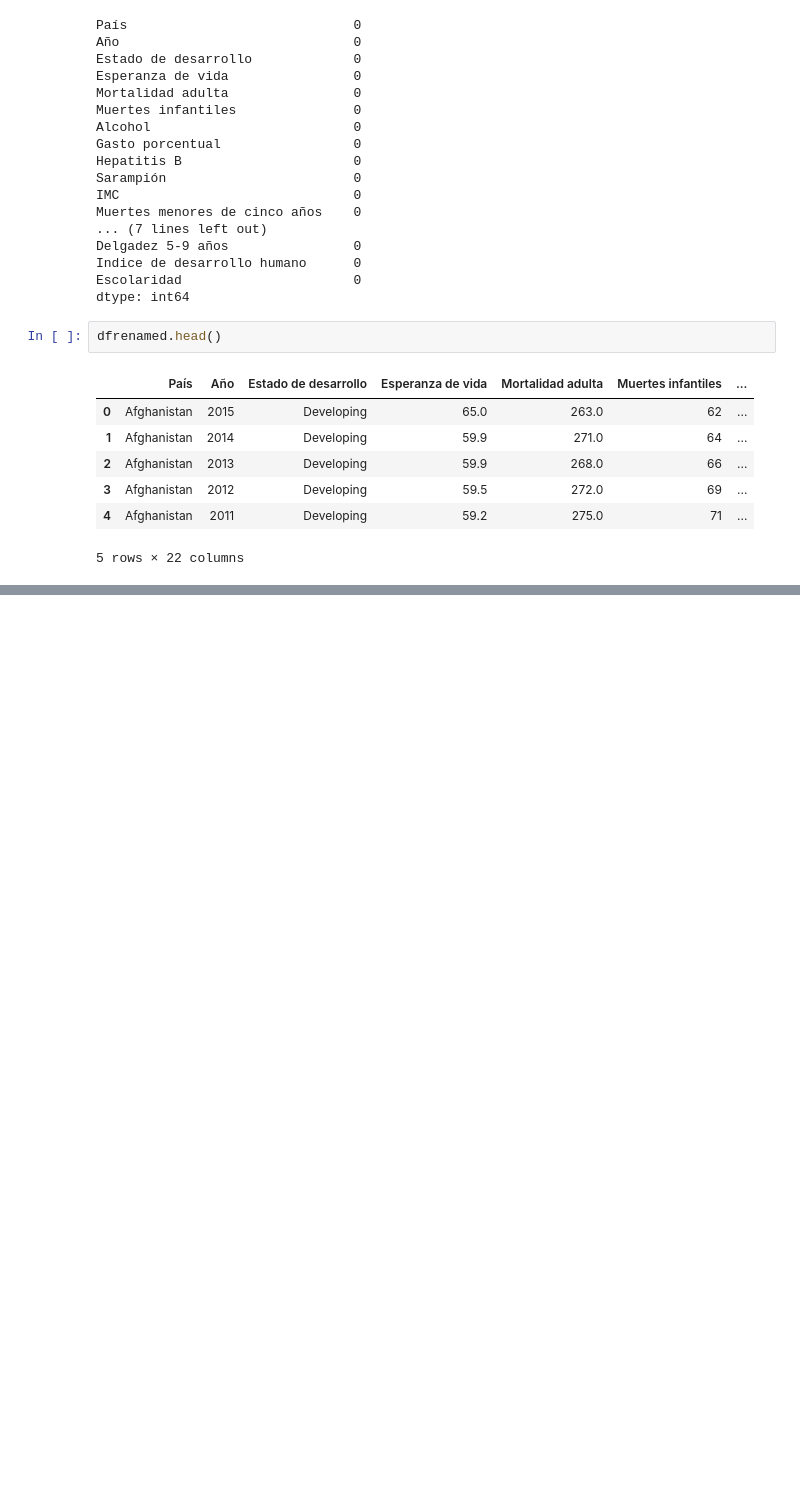
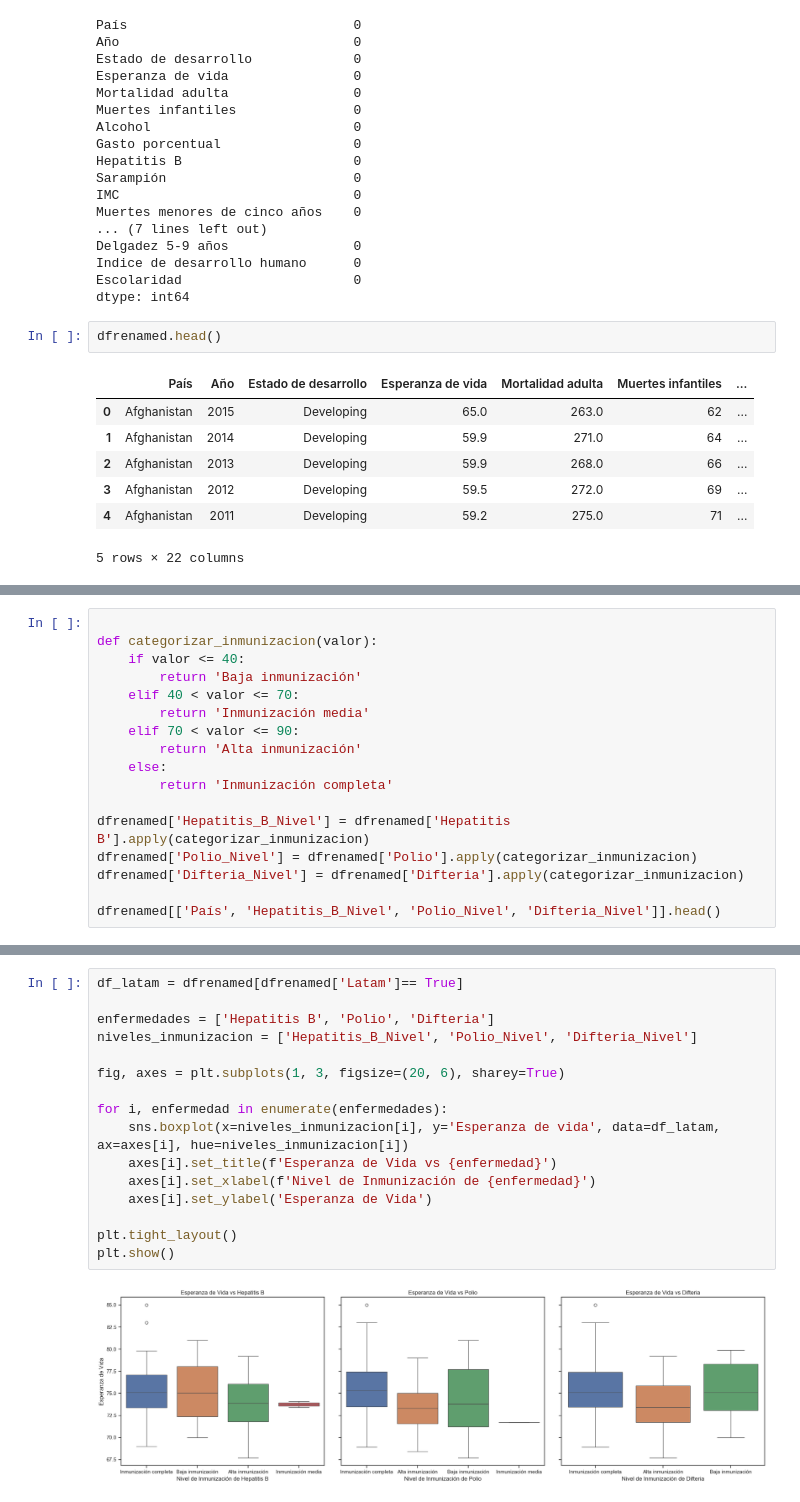
Before and after one commit to Korancito/LifeE.01.Coder, a Jupyter notebook: Nootebooks/Descriptivo.ipynb, the cells around one changed output, grey strips where cells are left out. Saved outputs shown, nothing was run; the diff lists cells and outputs as text; blank space fills up the shorter version.

```diff
--- a/Nootebooks/Descriptivo.ipynb
+++ b/Nootebooks/Descriptivo.ipynb
@@ -365,0 +282,17 @@ dfrenamed
+# %%
+
+def categorizar_inmunizacion(valor):
+    if valor <= 40:
+        return 'Baja inmunización'
+    elif 40 < valor <= 70:
+        return 'Inmunización media'
+    elif 70 < valor <= 90:
+        return 'Alta inmunización'
+    else:
+        return 'Inmunización completa'
+
+dfrenamed['Hepatitis_B_Nivel'] = dfrenamed['Hepatitis B'].apply(categorizar_inmunizacion)
+dfrenamed['Polio_Nivel'] = dfrenamed['Polio'].apply(categorizar_inmunizacion)
+dfrenamed['Difteria_Nivel'] = dfrenamed['Difteria'].apply(categorizar_inmunizacion)
+
+dfrenamed[['País', 'Hepatitis_B_Nivel', 'Polio_Nivel', 'Difteria_Nivel']].head()
@@ -365,0 +306,18 @@ dfrenamed
+# %%
+df_latam = dfrenamed[dfrenamed['Latam']== True]
+
+enfermedades = ['Hepatitis B', 'Polio', 'Difteria']
+niveles_inmunizacion = ['Hepatitis_B_Nivel', 'Polio_Nivel', 'Difteria_Nivel']
+
+fig, axes = plt.subplots(1, 3, figsize=(20, 6), sharey=True)
+
+for i, enfermedad in enumerate(enfermedades):
+    sns.boxplot(x=niveles_inmunizacion[i], y='Esperanza de vida', data=df_latam, ax=axes[i], hue=niveles_inmunizacion[i])
+    axes[i].set_title(f'Esperanza de Vida vs {enfermedad}')
+    axes[i].set_xlabel(f'Nivel de Inmunización de {enfermedad}')
+    axes[i].set_ylabel('Esperanza de Vida')
+
+plt.tight_layout()
+plt.show()
+# %% [output]
+[figure, added]
```
Also changed, not shown: parts of 30 cells of this notebook, 1 other file.
